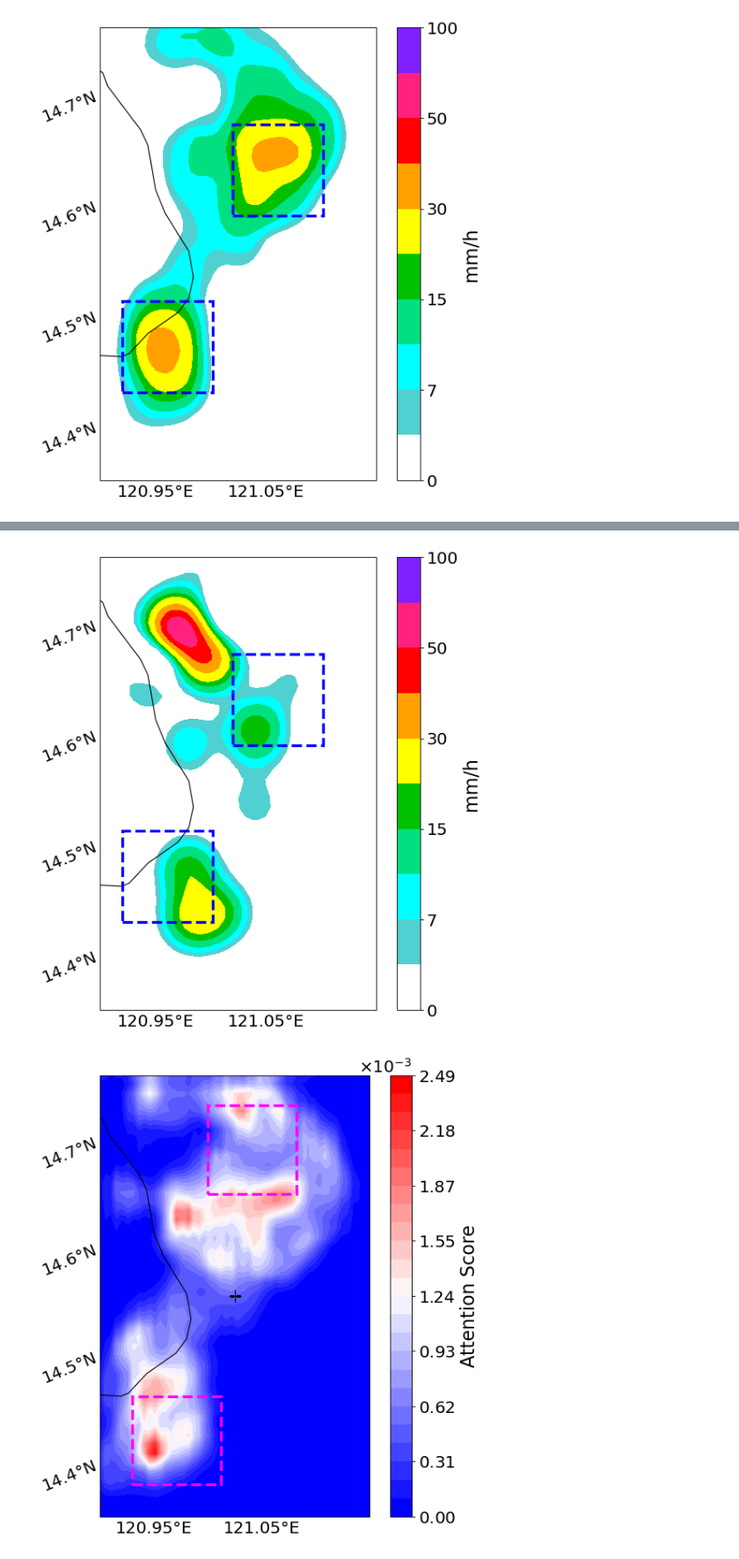
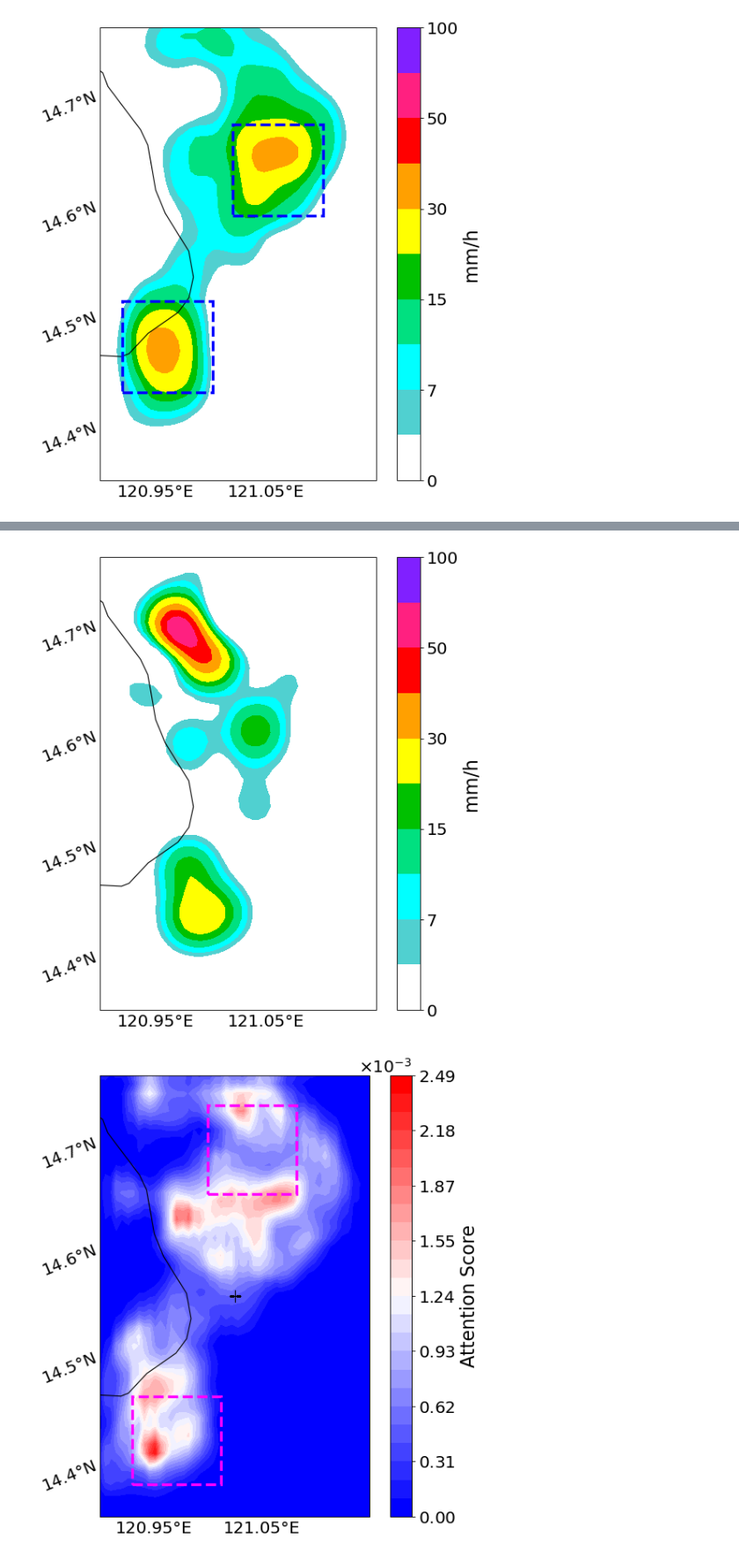
Before and after one commit to tsugumi-sys/ppoteka-rainfall-prediction, a Jupyter notebook: poteka-pipeline-pytorch/result_analysis/2019-10-12-case-geoplots.ipynb, the cells around one changed output, grey strips where cells are left out. Shown at 88% size. Cells and saved outputs as stored; diff of their text form; code cells hidden in the pictures.

```diff
--- a/poteka-pipeline-pytorch/result_analysis/2019-10-12-case-geoplots.ipynb
+++ b/poteka-pipeline-pytorch/result_analysis/2019-10-12-case-geoplots.ipynb
@@ -167,46 +167,46 @@ plt.close()
 # %%
 # 2019/10/12 case
 # label but 10-30
 one_day_data_path = data_paths['one_day_data']['label'][-1].replace('9-30.csv', '10-30.csv')
 time_idx = 5
 param = WeatherParams.rainfall
 save_dir_path = os.path.join(root_dir_path, test_case_name, 'label')
 save_file_path = os.path.join(save_dir_path, f'{param}-10-30.png')
 data = pd.read_csv(one_day_data_path.replace('one_day_data', 'rain_image'), index_col=0).to_numpy()
 fig = plt.figure(figsize=(7, 8), dpi=80)
 ax = fig.add_subplot(1, 1, 1, projection=ccrs.PlateCarree())
 create_geo_plot(ax, param, data)
 # Add Rectangle
-ax.add_patch(
-    patches.Rectangle(
-        xy=(120.92, 14.43),
-        width=0.082,
-        height=0.082,
-        linewidth=3,
-        edgecolor='b',
-        facecolor='none',
-        linestyle='--',
-        transform=ccrs.PlateCarree()
-    )
-)
-ax.add_patch(
-    patches.Rectangle(
-        xy=(121.02, 14.59),
-        width=0.082,
-        height=0.082,
-        linewidth=3,
-        edgecolor='b',
-        facecolor='none',
-        linestyle='--',
-        transform=ccrs.PlateCarree()
-    )
-)
+# ax.add_patch(
+#     patches.Rectangle(
+#         xy=(120.92, 14.43),
+#         width=0.082,
+#         height=0.082,
+#         linewidth=3,
+#         edgecolor='b',
+#         facecolor='none',
+#         linestyle='--',
+#         transform=ccrs.PlateCarree()
+#     )
+# )
+# ax.add_patch(
+#     patches.Rectangle(
+#         xy=(121.02, 14.59),
+#         width=0.082,
+#         height=0.082,
+#         linewidth=3,
+#         edgecolor='b',
+#         facecolor='none',
+#         linestyle='--',
+#         transform=ccrs.PlateCarree()
+#     )
+# )
 plt.tight_layout(rect=[0, 0.03, 1, 0.95])
 plt.savefig(save_file_path)
 plt.show()
 plt.close()
 # %% [output]
-[figure, old version]
+[figure, new version]
 # %%
 # 2019/10/12
 # Attention maps
```
Also changed, not shown: parts of 1 cell of this notebook, 24 other files.
